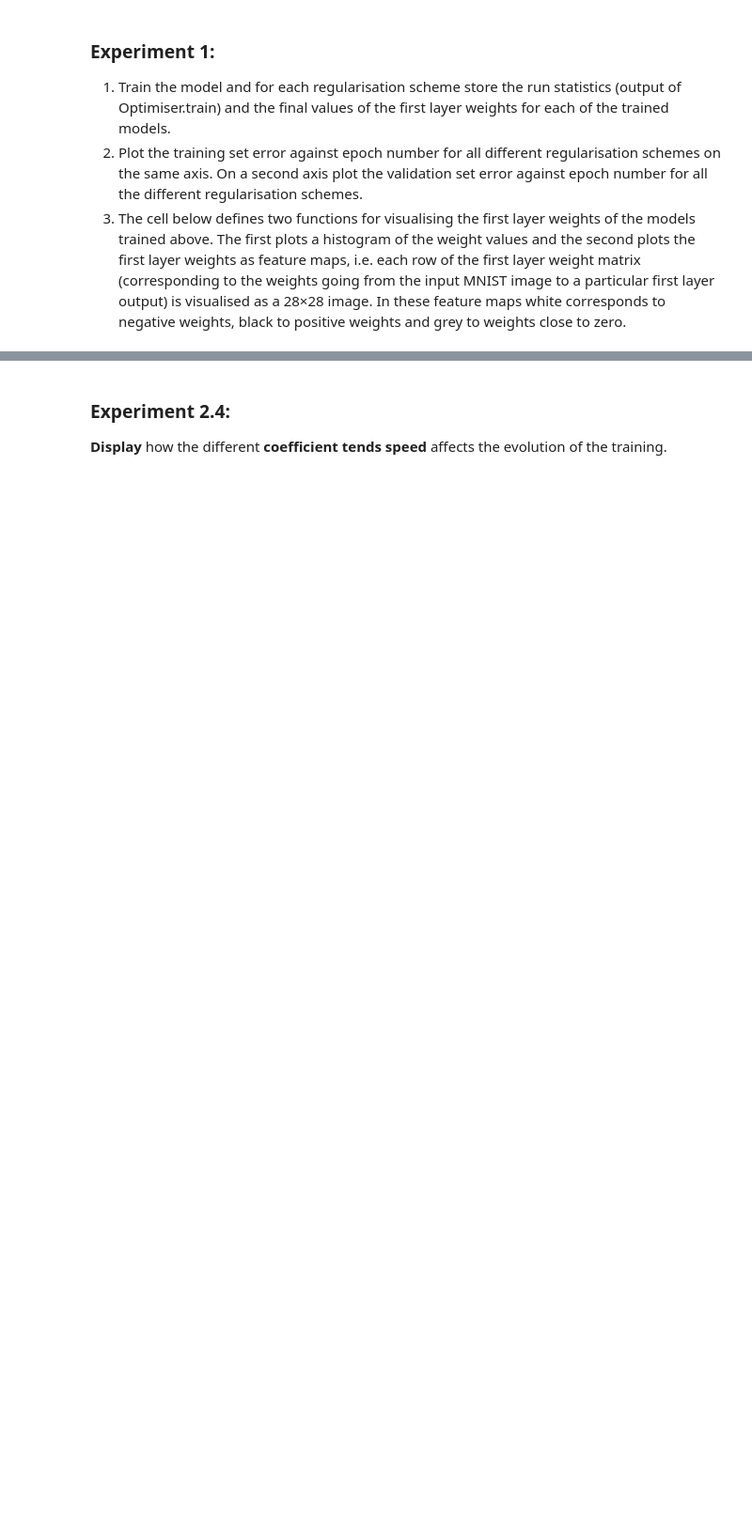
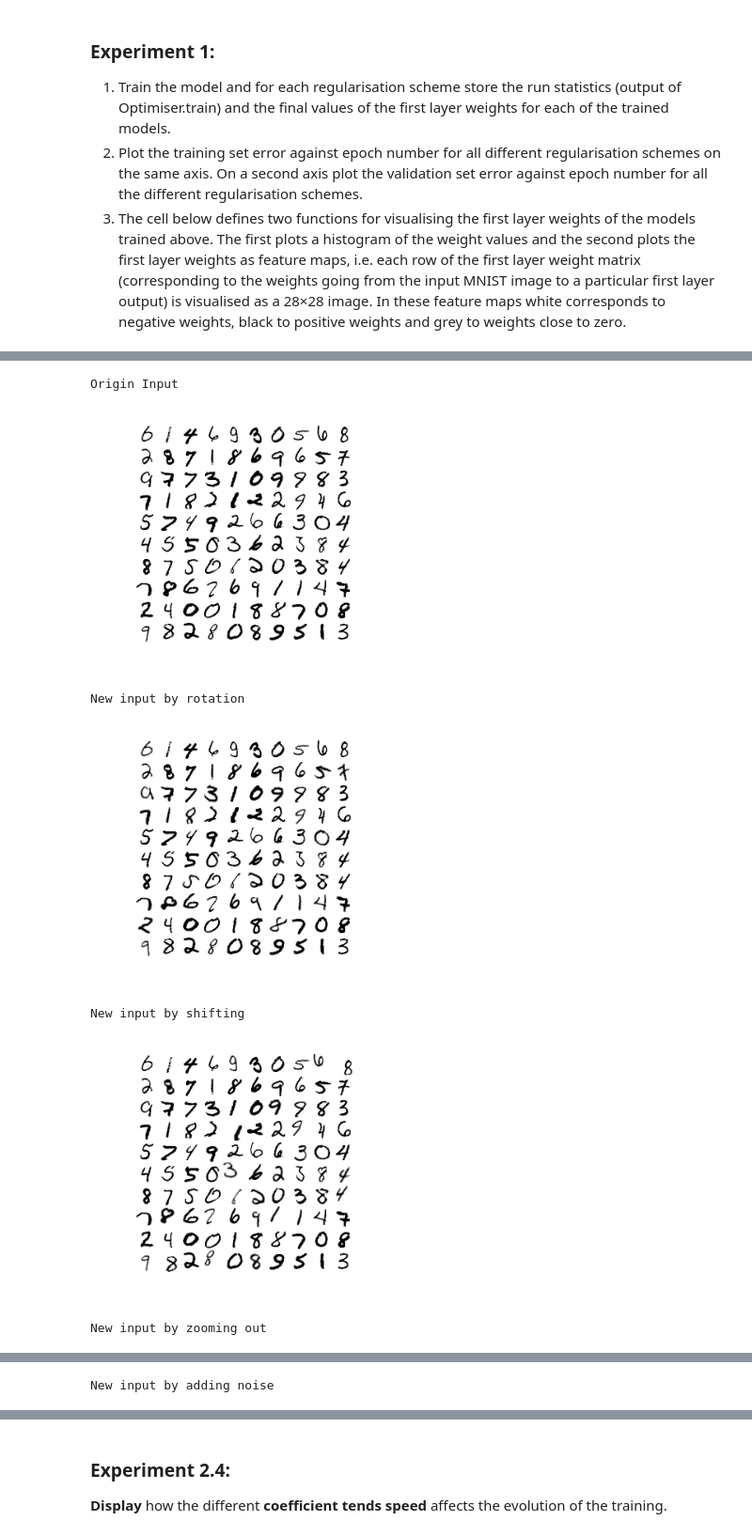
Before and after one commit to SsuYuChan/mlpractical, a Jupyter notebook: notebooks/Coursework_2.ipynb, the cells around one changed output, grey strips where cells are left out. Shown at 94% size. Saved outputs shown, nothing was run; the diff lists cells and outputs as text; code cells hidden in the pictures; blank space fills up the shorter version.

```diff
--- a/notebooks/Coursework_2.ipynb
+++ b/notebooks/Coursework_2.ipynb
@@ -619,0 +526,50 @@ Epoch 100: 0.72s to complete
+# %%
+def show_batch_of_images(img_batch, fig_size=(3, 3)):
+    fig = plt.figure(figsize=fig_size)
+    batch_size, im_height, im_width = img_batch.shape
+    # calculate no. columns per grid row to give square grid
+    grid_size = int(batch_size**0.5)
+    # intialise empty array to tile image grid into
+    tiled = np.empty((im_height * grid_size,
+                      im_width * batch_size // grid_size))
+    # iterate over images in batch + indexes within batch
+    for i, img in enumerate(img_batch):
+        # calculate grid row and column indices
+        r, c = i % grid_size, i // grid_size
+        tiled[r * im_height:(r + 1) * im_height,
+              c * im_height:(c + 1) * im_height] = img
+    ax = fig.add_subplot(111)
+    ax.imshow(tiled, cmap='Greys') #, vmin=0., vmax=1.)
+    ax.axis('off')
+    fig.tight_layout()
+    plt.show()
+    return fig, ax
+# %%
+test_data = MNISTDataProvider('test', 100, rng=rng)
+print("Origin Input")
+inputs, targets = test_data.next()
+_ = show_batch_of_images(inputs.reshape((-1, 28, 28)))
+
+print("New input by rotation")
+rotation_inputs = random_rotation(inputs, rng)
+_ = show_batch_of_images(rotation_inputs.reshape((-1, 28, 28)))
+
+print("New input by shifting")
+shifting_inputs = random_shift(inputs, rng)
+_ = show_batch_of_images(shifting_inputs.reshape((-1, 28, 28)))
+
+print("New input by zooming out")
+zoom_out_inputs = random_zoomout(inputs, rng)
+_ = show_batch_of_images(zoom_out_inputs.reshape((-1, 28, 28)))
+
+print("New input by adding noise")
+noise_inputs = random_noise(inputs, rng)
+_ = show_batch_of_images(noise_inputs.reshape((-1, 28, 28)))
+# %% [output]
+Origin Input
+[figure, added]
+New input by rotation
+[figure, added]
+New input by shifting
+[figure, added]
+New input by zooming out
@@ -619,0 +577 @@ Epoch 100: 0.72s to complete
+New input by adding noise
```
Also changed, not shown: parts of 43 cells of this notebook.
